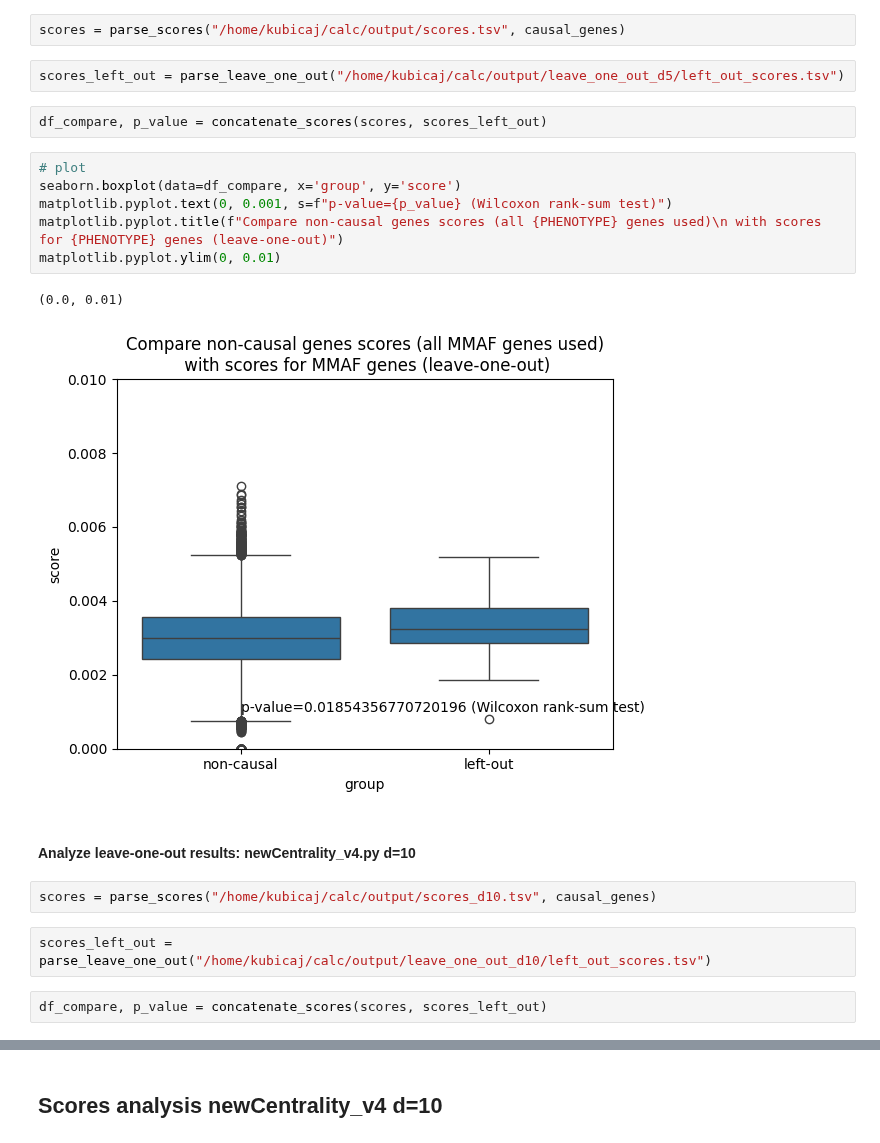
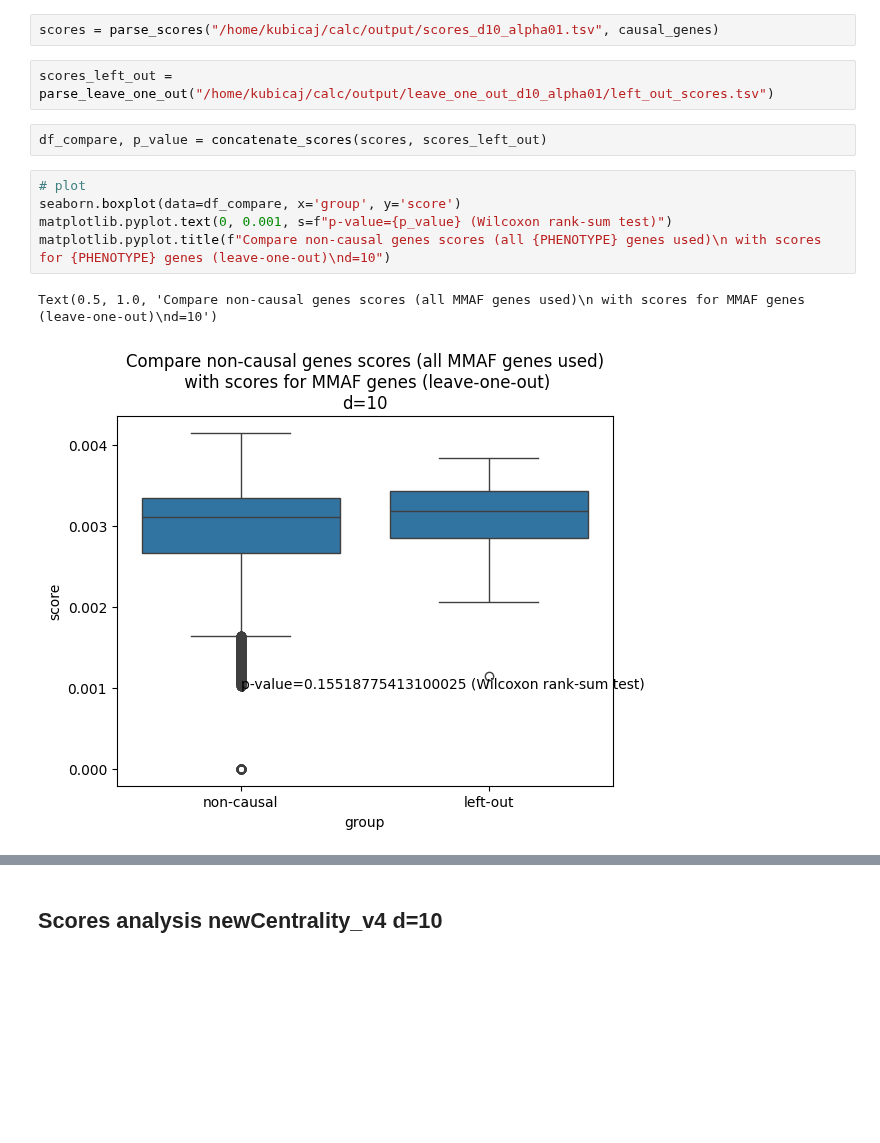
Before and after one commit to jjjk123/grexome-TIMC-Secondary-interactome, a Jupyter notebook: Interactome/jupyter_notebooks/analyze_scores_newCentrality_v4.ipynb, the cells around one changed output, grey strips where cells are left out. Saved outputs shown, nothing was run; the diff lists cells and outputs as text; blank space fills up the shorter version.

Commit message:
analysis of scores, d=3,alpha=0.1

```diff
--- a/Interactome/jupyter_notebooks/analyze_scores_newCentrality_v4.ipynb
+++ b/Interactome/jupyter_notebooks/analyze_scores_newCentrality_v4.ipynb
@@ -127,23 +127,14 @@ Longest distance between MMAF and non-MMAF gene: 10
 # %%
-scores = parse_scores("/home/kubicaj/calc/output/scores.tsv", causal_genes)
+scores = parse_scores("/home/kubicaj/calc/output/scores_d10_alpha01.tsv", causal_genes)
 # %%
-scores_left_out = parse_leave_one_out("/home/kubicaj/calc/output/leave_one_out_d5/left_out_scores.tsv")
+scores_left_out = parse_leave_one_out("/home/kubicaj/calc/output/leave_one_out_d10_alpha01/left_out_scores.tsv")
 # %%
 df_compare, p_value = concatenate_scores(scores, scores_left_out)
 # %%
 # plot
 seaborn.boxplot(data=df_compare, x='group', y='score')
 matplotlib.pyplot.text(0, 0.001, s=f"p-value={p_value} (Wilcoxon rank-sum test)")
-matplotlib.pyplot.title(f"Compare non-causal genes scores (all {PHENOTYPE} genes used)\n with scores for {PHENOTYPE} genes (leave-one-out)")
-matplotlib.pyplot.ylim(0, 0.01)
+matplotlib.pyplot.title(f"Compare non-causal genes scores (all {PHENOTYPE} genes used)\n with scores for {PHENOTYPE} genes (leave-one-out)\nd=10")
 # %% [output]
-(0.0, 0.01)
+Text(0.5, 1.0, 'Compare non-causal genes scores (all MMAF genes used)\n with scores for MMAF genes (leave-one-out)\nd=10')
-[figure, old version]
+[figure, new version]
-# %% [markdown]
-#### Analyze leave-one-out results: newCentrality_v4.py d=10
-# %%
-scores = parse_scores("/home/kubicaj/calc/output/scores_d10.tsv", causal_genes)
-# %%
-scores_left_out = parse_leave_one_out("/home/kubicaj/calc/output/leave_one_out_d10/left_out_scores.tsv")
-# %%
-df_compare, p_value = concatenate_scores(scores, scores_left_out)
```
Also changed, not shown: parts of 4 cells of this notebook.
